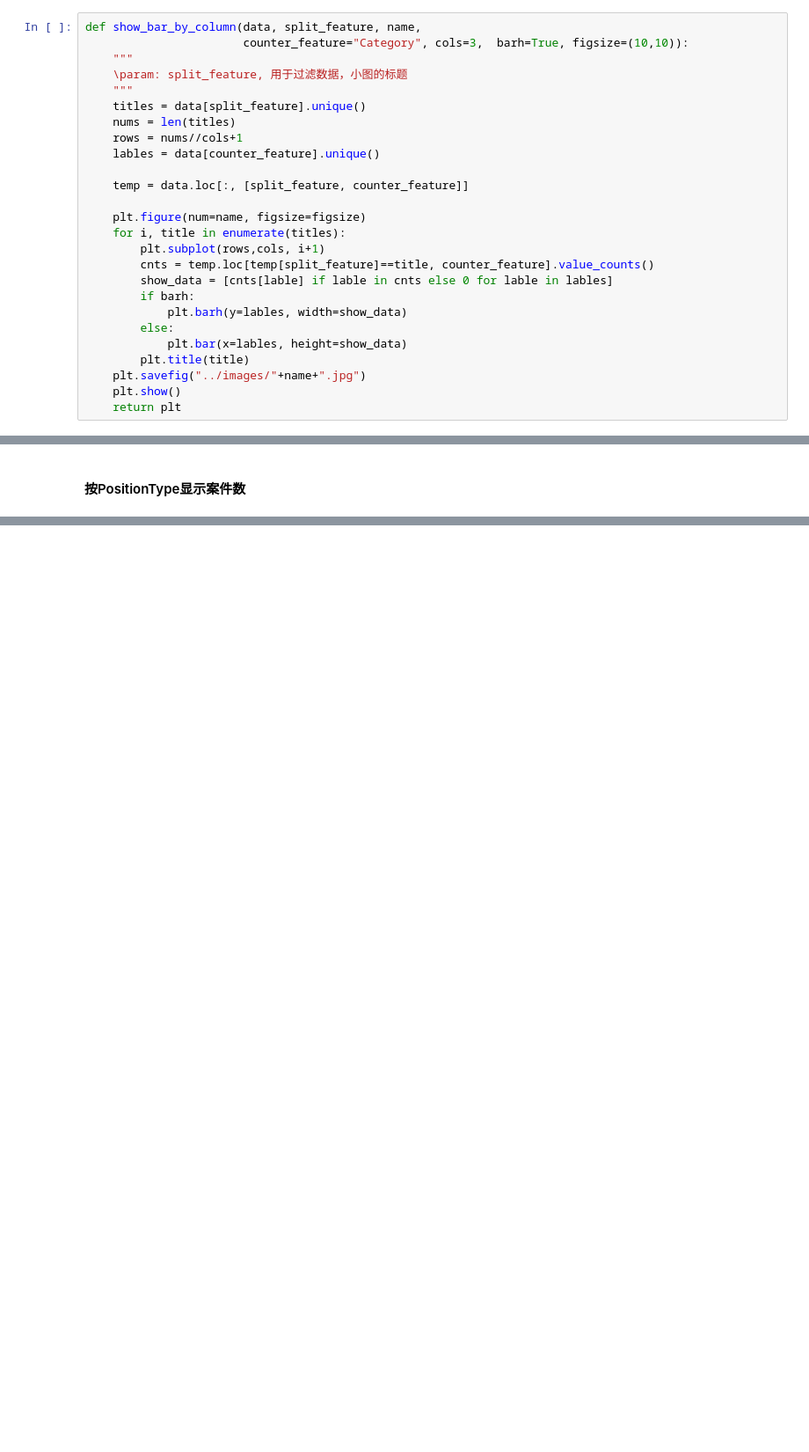
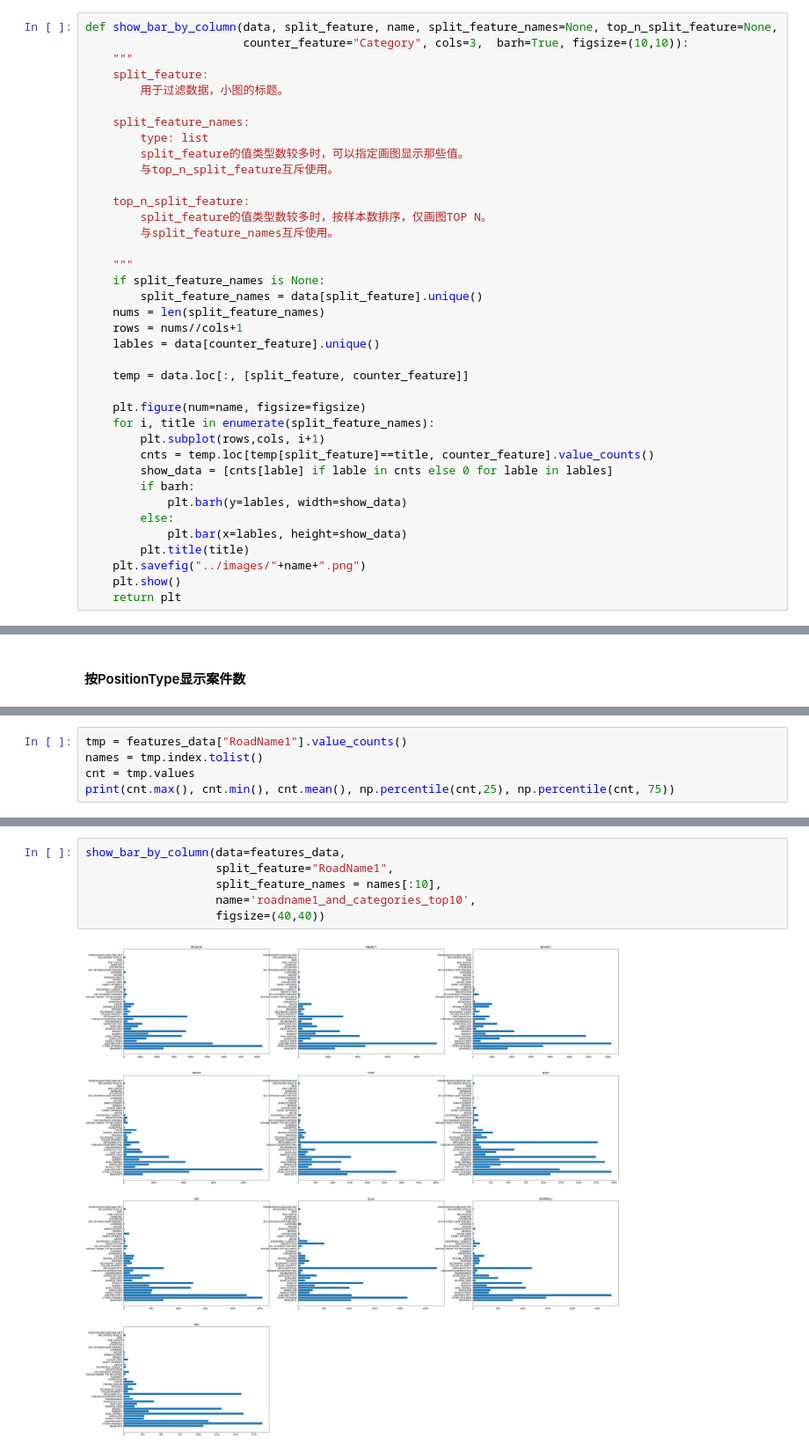
Before and after one commit to SongShawn/MachineLearning, a Jupyter notebook: capstone/solutions/data_visualization.ipynb, the cells around one changed output, grey strips where cells are left out. Shown at 88% size. Saved outputs shown, nothing was run; the diff lists cells and outputs as text; blank space fills up the shorter version.

```diff
--- a/capstone/solutions/data_visualization.ipynb
+++ b/capstone/solutions/data_visualization.ipynb
@@ -15,20 +12,32 @@ features_data.head(1)
 categories = features_data['Category'].unique()
 categories.sort()
 # %%
-def show_bar_by_column(data, split_feature, name,
+def show_bar_by_column(data, split_feature, name, split_feature_names=None, top_n_split_feature=None,
                        counter_feature="Category", cols=3,  barh=True, figsize=(10,10)):
     """
-    \param: split_feature, 用于过滤数据，小图的标题
+    split_feature:
+        用于过滤数据，小图的标题。
+
+    split_feature_names:
+        type: list
+        split_feature的值类型数较多时，可以指定画图显示那些值。
+        与top_n_split_feature互斥使用。
+
+    top_n_split_feature:
+        split_feature的值类型数较多时，按样本数排序，仅画图TOP N。
+        与split_feature_names互斥使用。
+
     """
-    titles = data[split_feature].unique()
-    nums = len(titles)
+    if split_feature_names is None:
+        split_feature_names = data[split_feature].unique()
+    nums = len(split_feature_names)
     rows = nums//cols+1
     lables = data[counter_feature].unique()
 
     temp = data.loc[:, [split_feature, counter_feature]]
 
     plt.figure(num=name, figsize=figsize)
-    for i, title in enumerate(titles):
+    for i, title in enumerate(split_feature_names):
         plt.subplot(rows,cols, i+1)
         cnts = temp.loc[temp[split_feature]==title, counter_feature].value_counts()
         show_data = [cnts[lable] if lable in cnts else 0 for lable in lables]
@@ -37,7 +46,7 @@ def show_bar_by_column(data, split_feature, name,
         else:
             plt.bar(x=lables, height=show_data)
         plt.title(title)
-    plt.savefig("../images/"+name+".jpg")
+    plt.savefig("../images/"+name+".png")
     plt.show()
     return plt
 # %% [markdown]
@@ -114,0 +112,5 @@ show_bar_by_column(data=features_data,
+# %%
+tmp = features_data["RoadName1"].value_counts()
+names = tmp.index.tolist()
+cnt = tmp.values
+print(cnt.max(), cnt.min(), cnt.mean(), np.percentile(cnt,25), np.percentile(cnt, 75))
@@ -114,0 +123,8 @@ show_bar_by_column(data=features_data,
+# %%
+show_bar_by_column(data=features_data,
+                   split_feature="RoadName1",
+                   split_feature_names = names[:10],
+                   name='roadname1_and_categories_top10',
+                   figsize=(40,40))
+# %% [output]
+[figure, added]
```
Also changed, not shown: parts of 22 cells of this notebook, 19 other files.
